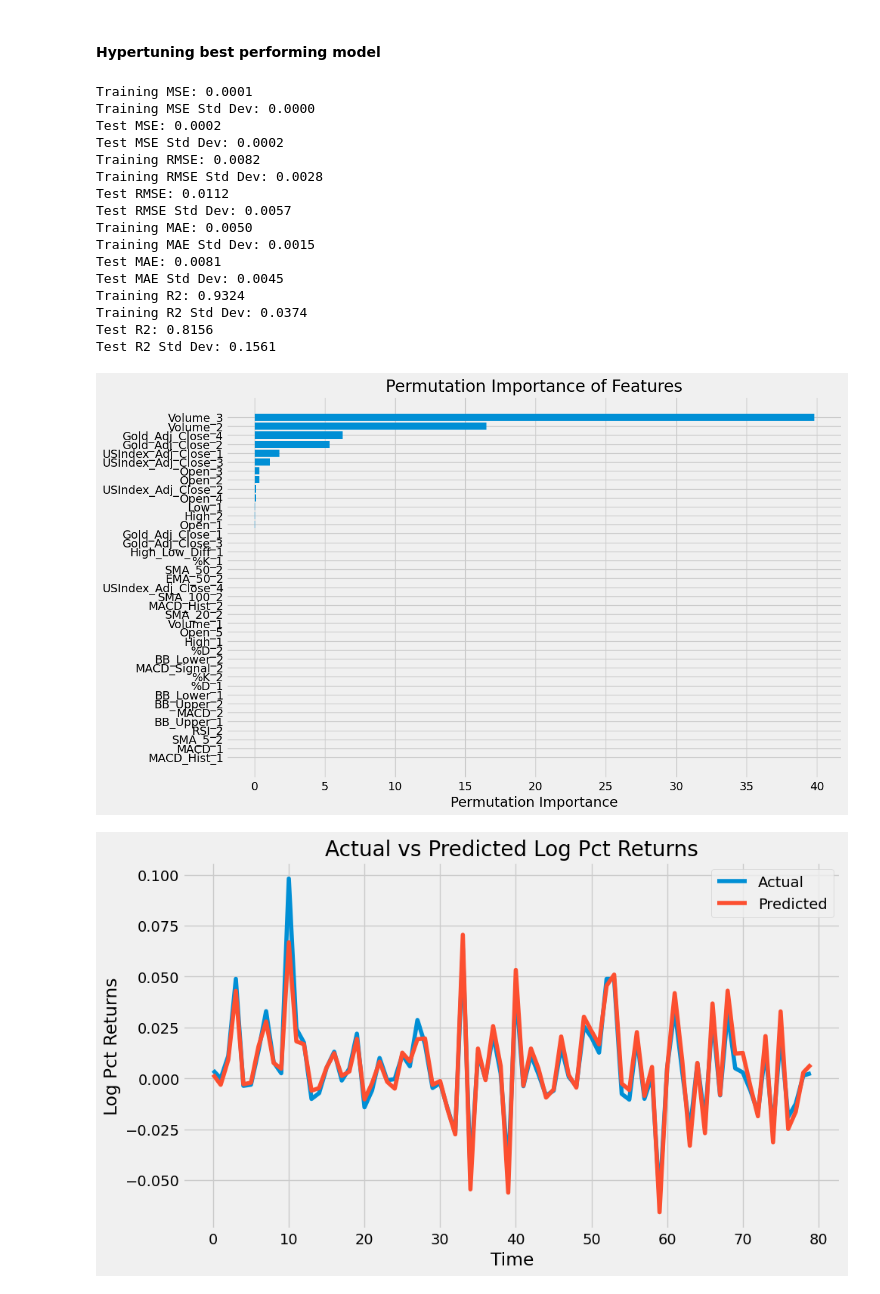
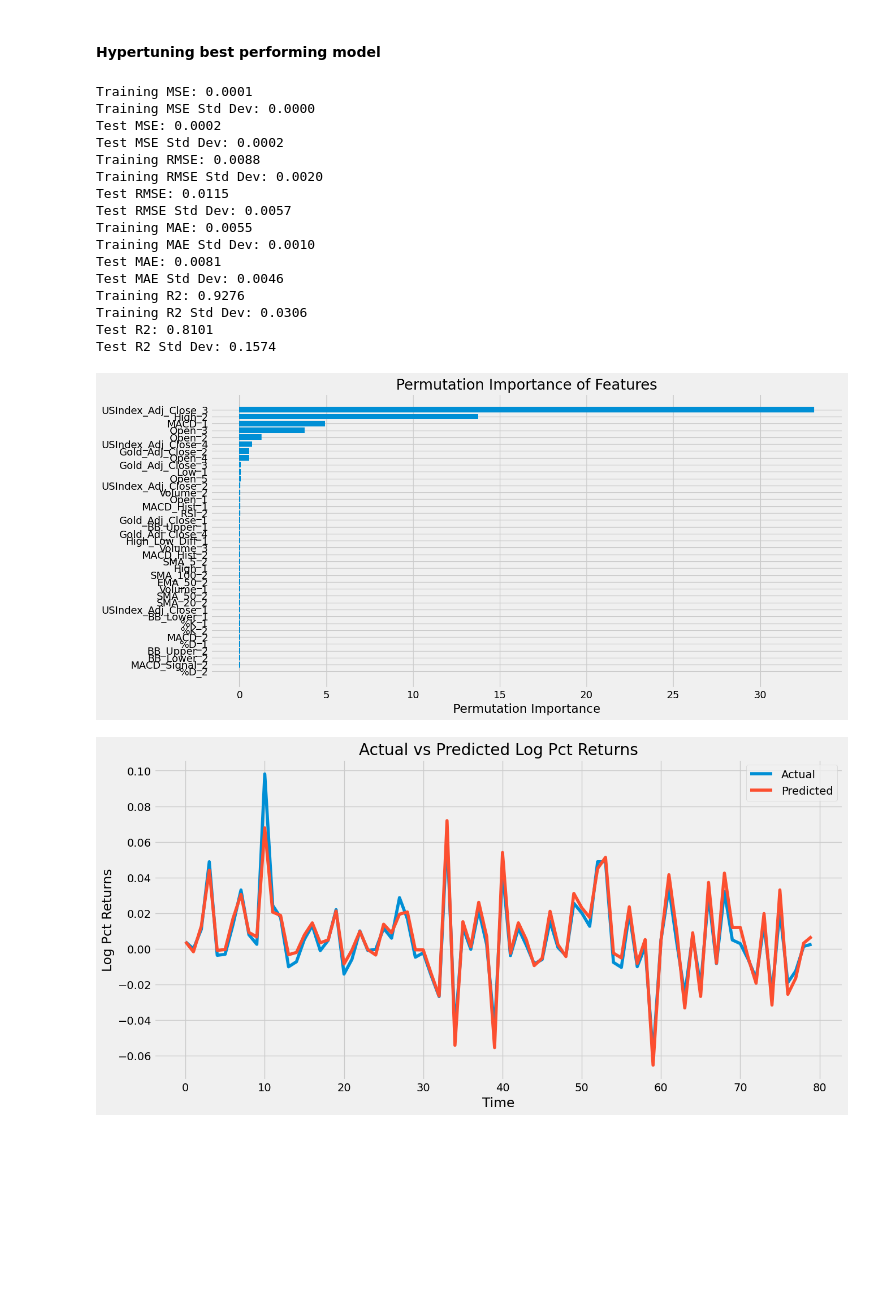
Before and after one commit to bhatt-prajakta/milestone2, a Jupyter notebook: BTC.ipynb, the cells around one changed output. Drawn from its saved outputs; the diff is of its cells as text; code cells hidden in the pictures; blank space fills up the shorter version.

```diff
--- a/BTC.ipynb
+++ b/BTC.ipynb
@@ -157,7 +158,7 @@ df_btc['EMA_50'] = df_btc['Adj Close'].ewm(span=50, adjust=False).mean()
 window_length = 14
 delta = df_btc['Adj Close'].diff()
 gain = (delta.where(delta>0, 0)).rolling(window=window_length).mean()
-loss = (delta.where(delta<0, 0)).rolling(window=window_length).mean()
+loss = (-delta.where(delta<0, 0)).rolling(window=window_length).mean()
 rs = gain/loss
 df_btc['RSI'] = 100 - (100/(1+rs))
 
@@ -671,15 +671,14 @@ print("Test R2 Std Dev: {:.4f}".format(std_test_r2))
 # Visualize permutation importance
 feature_names = X.columns
 sorted_idx = mean_perm_imp.argsort()
-
-plt.figure(figsize=(12, 8))
+plt.figure(figsize=(14, 7))
 plt.barh(feature_names[sorted_idx], mean_perm_imp[sorted_idx])
 plt.xlabel('Permutation Importance')
 plt.title('Permutation Importance of Features')
 plt.show()
 
 # Visualize model performance
-plt.figure(figsize=(10, 6))
+plt.figure(figsize=(14, 7))
 plt.plot(y_test.values, label='Actual')
 plt.plot(y_test_pred, label='Predicted')
 plt.xlabel('Time')
@@ -688,49 +687,45 @@ plt.title('Actual vs Predicted Log Pct Returns')
 plt.legend()
 plt.show()
 
-# Predict on the test set
-y_train_pred = model.predict(X_train)
-y_test_pred = model.predict(X_test)
-
 # Residual plot
-plt.figure(figsize=(10, 6))
+plt.figure(figsize=(14, 7))
 plt.scatter(y_test, y_test_pred, c='blue', edgecolor='k')
 plt.plot([y_test.min(), y_test.max()], [y_test.min(), y_test.max()], 'r--', lw=2)
 plt.xlabel('Actual')
 plt.ylabel('Predicted')
 plt.title('Actual vs Predicted Log Pct Returns')
 plt.show()
 
 
 # Learning curve
 train_sizes, train_scores, test_scores = learning_curve(model, X_scaled, y, cv=tscv, scoring='neg_mean_squared_error')
 train_scores_mean = -np.mean(train_scores, axis=1)
 test_scores_mean = -np.mean(test_scores, axis=1)
 
-plt.figure(figsize=(10, 6))
+plt.figure(figsize=(14, 7))
 plt.plot(train_sizes, train_scores_mean, 'o-', color='r', label='Training error')
 plt.plot(train_sizes, test_scores_mean, 'o-', color='g', label='Validation error')
 plt.xlabel('Training set size')
 plt.ylabel('Mean Squared Error')
 plt.title('Learning curve')
 plt.legend(loc='best')
 plt.show()
 # %% [output]
 Training MSE: 0.0001
 Training MSE Std Dev: 0.0000
 Test MSE: 0.0002
 Test MSE Std Dev: 0.0002
-Training RMSE: 0.0082
-Training RMSE Std Dev: 0.0028
-Test RMSE: 0.0112
+Training RMSE: 0.0088
+Training RMSE Std Dev: 0.0020
+Test RMSE: 0.0115
 Test RMSE Std Dev: 0.0057
-Training MAE: 0.0050
-Training MAE Std Dev: 0.0015
+Training MAE: 0.0055
+Training MAE Std Dev: 0.0010
 Test MAE: 0.0081
-Test MAE Std Dev: 0.0045
-Training R2: 0.9324
-Training R2 Std Dev: 0.0374
-Test R2: 0.8156
-Test R2 Std Dev: 0.1561
+Test MAE Std Dev: 0.0046
+Training R2: 0.9276
+Training R2 Std Dev: 0.0306
+Test R2: 0.8101
+Test R2 Std Dev: 0.1574
-[figure, old version]
+[figure, new version]
-[figure, old version]
+[figure, new version]
```
Also changed, not shown: parts of 12 cells of this notebook, 8 other files.
